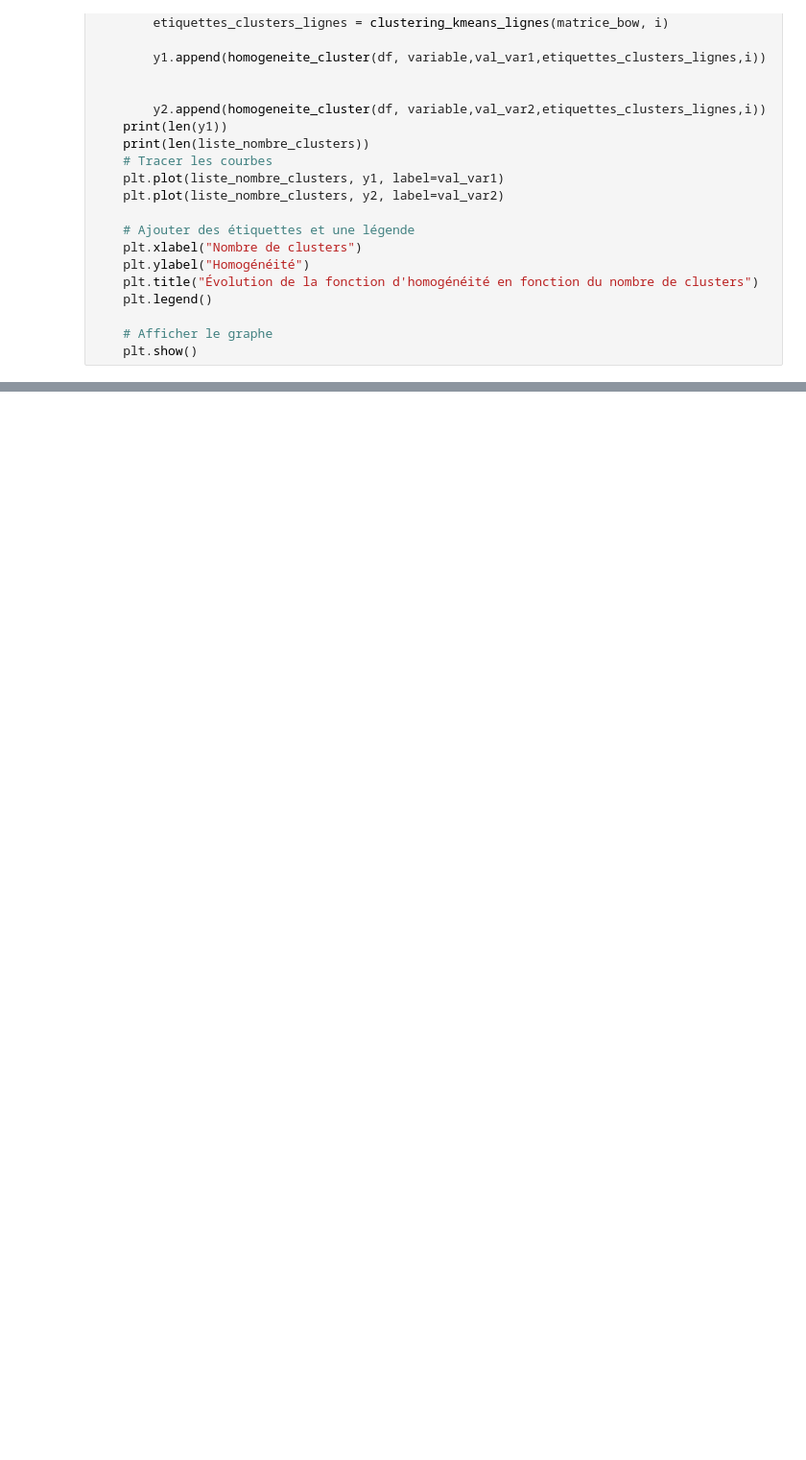
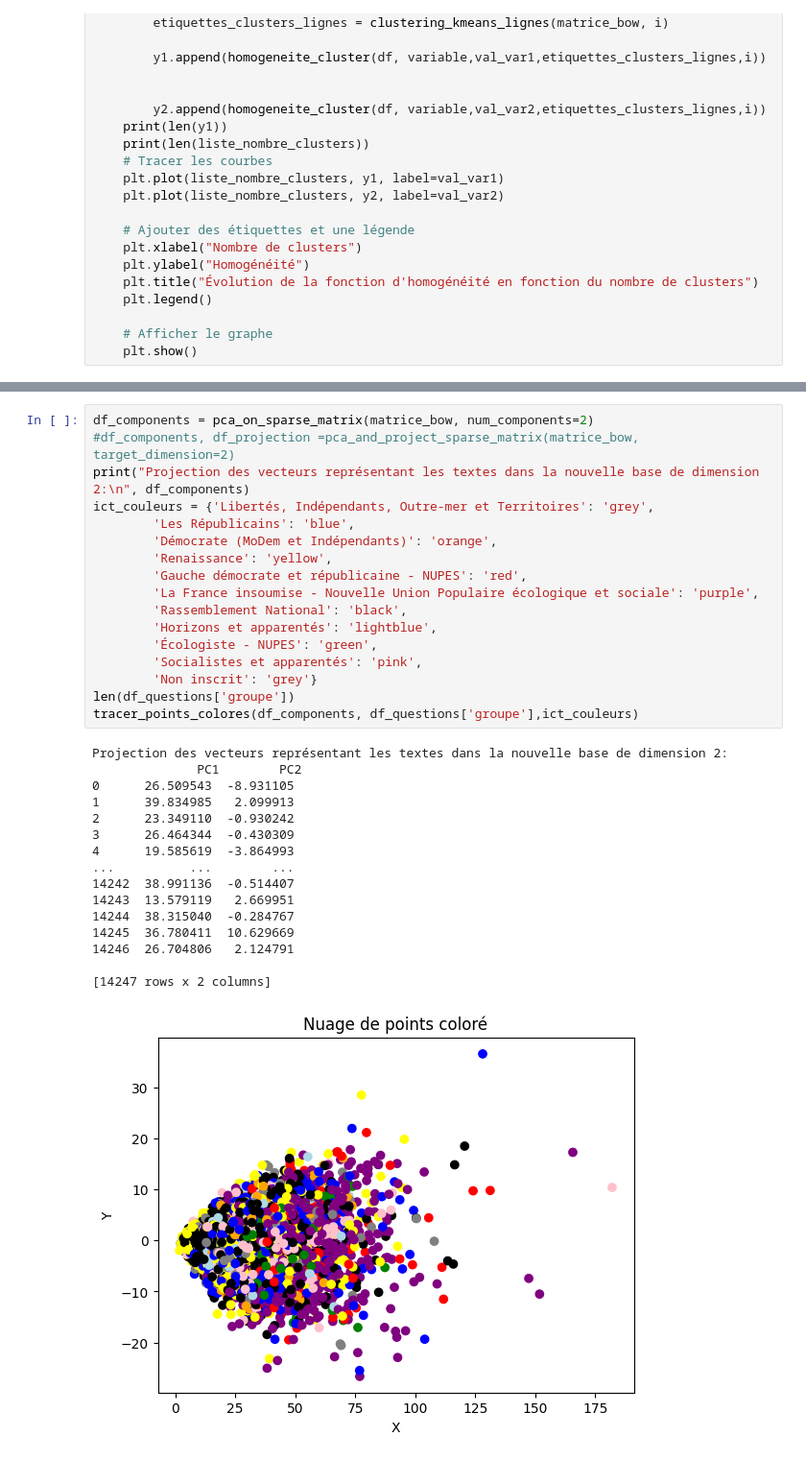
Before and after one commit to jcomperatore/PythonPourLaDataScience, a Jupyter notebook: Analyse thématique/première_analyse_textuelle.ipynb, the cells around one changed output, grey strips where cells are left out. Shown at 96% size. Saved outputs shown, nothing was run; the diff lists cells and outputs as text; blank space fills up the shorter version.

```diff
--- a/Analyse thématique/première_analyse_textuelle.ipynb
+++ b/Analyse thématique/première_analyse_textuelle.ipynb
@@ -351,0 +383,34 @@ tracer_fonctions(df_questions,'ministère_interrogé','Santé et prévention','
+# %%
+df_components = pca_on_sparse_matrix(matrice_bow, num_components=2)
+#df_components, df_projection =pca_and_project_sparse_matrix(matrice_bow, target_dimension=2)
+print("Projection des vecteurs représentant les textes dans la nouvelle base de dimension 2:\n", df_components)
+ict_couleurs = {'Libertés, Indépendants, Outre-mer et Territoires': 'grey',
+        'Les Républicains': 'blue',
+        'Démocrate (MoDem et Indépendants)': 'orange',
+        'Renaissance': 'yellow',
+        'Gauche démocrate et républicaine - NUPES': 'red',
+        'La France insoumise - Nouvelle Union Populaire écologique et sociale': 'purple',
+        'Rassemblement National': 'black',
+        'Horizons et apparentés': 'lightblue',
+        'Écologiste - NUPES': 'green',
+        'Socialistes et apparentés': 'pink',
+        'Non inscrit': 'grey'}
+len(df_questions['groupe'])
+tracer_points_colores(df_components, df_questions['groupe'],ict_couleurs)
+# %% [output]
+Projection des vecteurs représentant les textes dans la nouvelle base de dimension 2:
+              PC1        PC2
+0      26.509543  -8.931105
+1      39.834985   2.099913
+2      23.349110  -0.930242
+3      26.464344  -0.430309
+4      19.585619  -3.864993
+...          ...        ...
+14242  38.991136  -0.514407
+14243  13.579119   2.669951
+14244  38.315040  -0.284767
+14245  36.780411  10.629669
+14246  26.704806   2.124791
+
+[14247 rows x 2 columns]
+[figure, added]
```
Also changed, not shown: parts of 16 cells of this notebook.
